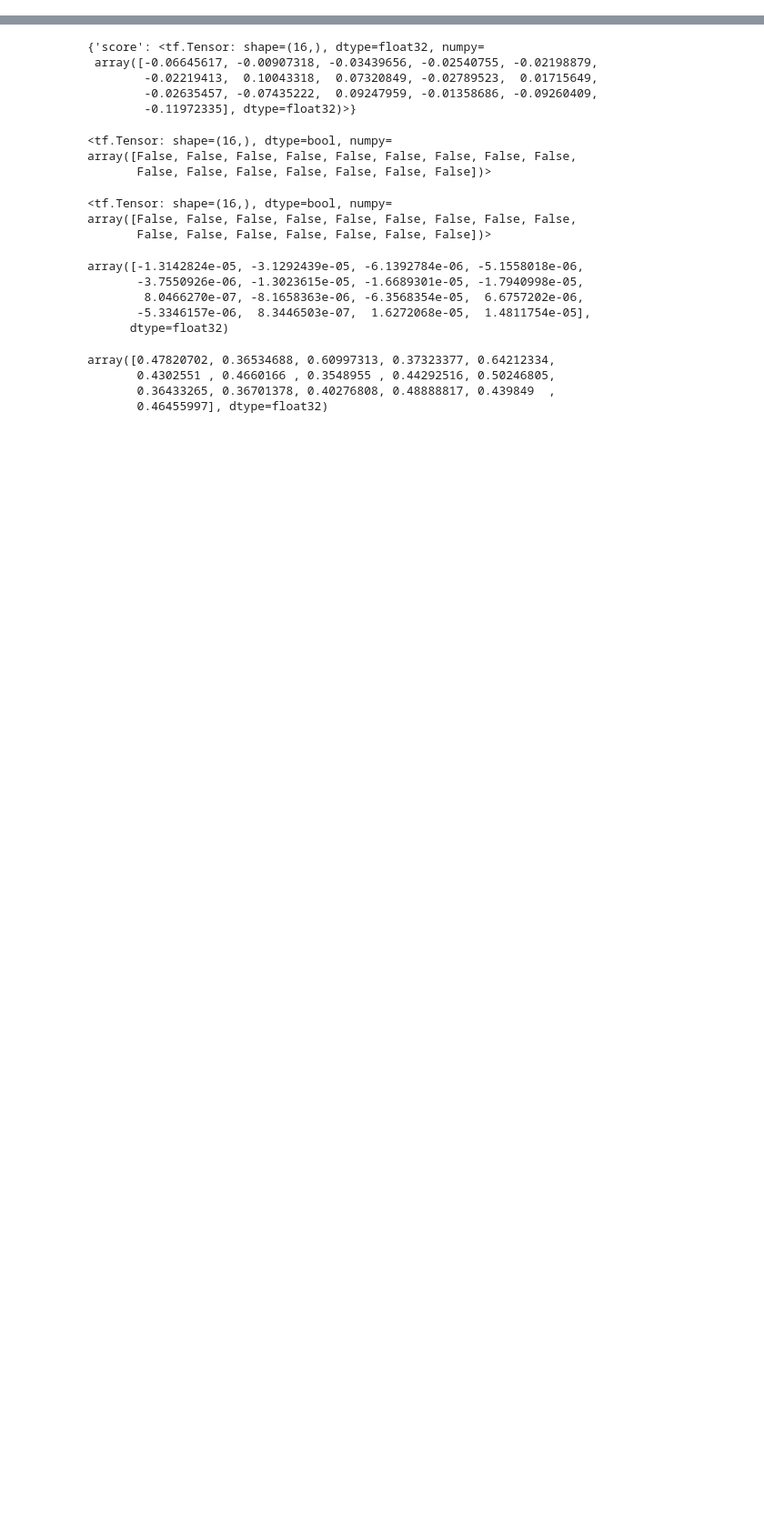
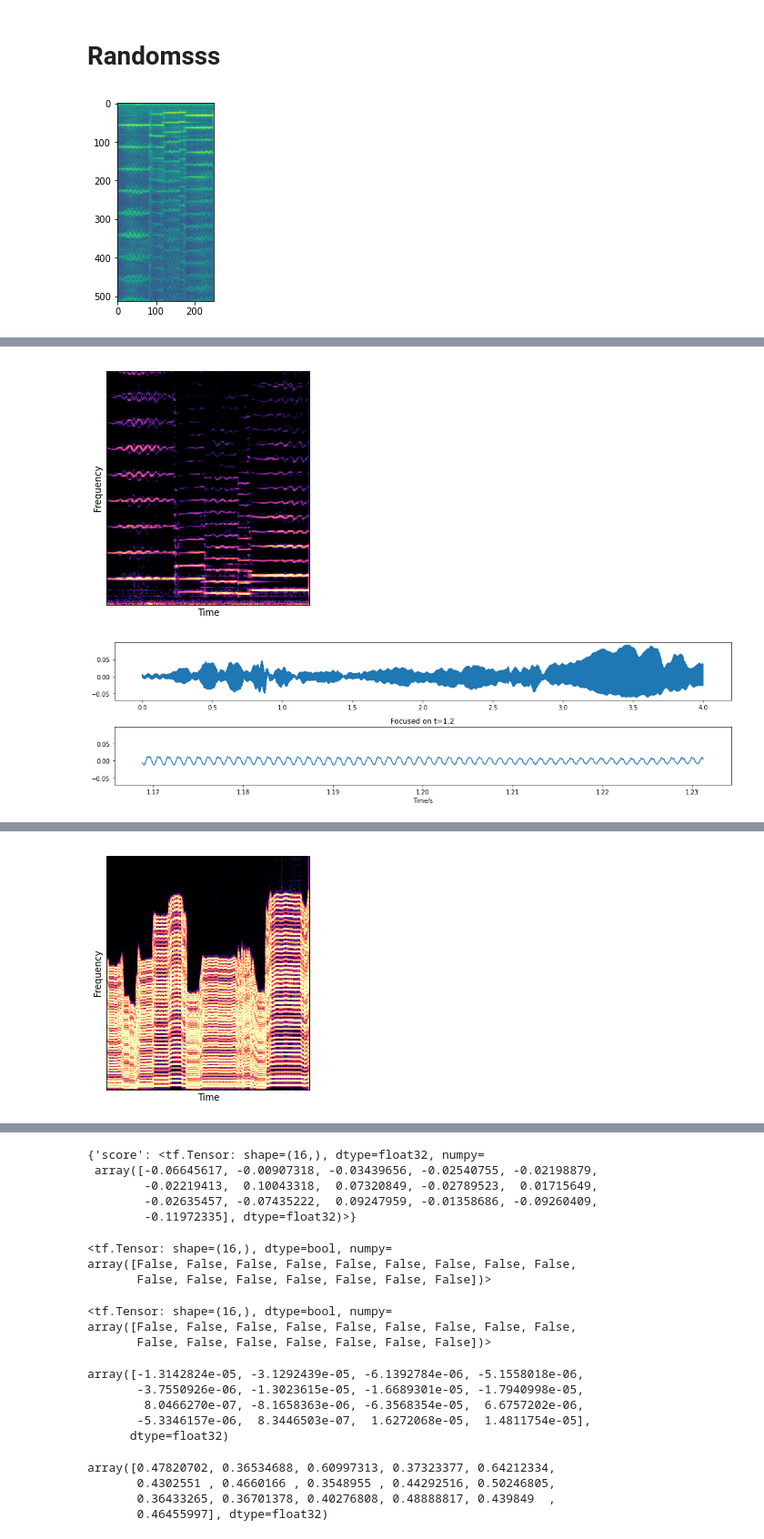
Before and after one commit to nielsrolf/ddsp, a Jupyter notebook: ddsp/colab/experiments/discriminator_debugging.ipynb, the cells around one changed output, grey strips where cells are left out. Shown at 91% size. Drawn from its saved outputs; the diff is of its cells as text; code cells hidden in the pictures; blank space fills up the shorter version.

```diff
--- a/ddsp/colab/experiments/discriminator_debugging.ipynb
+++ b/ddsp/colab/experiments/discriminator_debugging.ipynb
@@ -368,0 +558,2 @@ INFO:tensorflow:Reduce to /job:localhost/replica:0/task:0/device:CPU:0 then broa
+# %% [markdown]
+# Randomsss
@@ -368,0 +562,7 @@ INFO:tensorflow:Reduce to /job:localhost/replica:0/task:0/device:CPU:0 then broa
+# %%
+ex = next(dataset_iter)
+noise = model(ex)
+jupyter_utils.show_audio(noise['audio_synth'][3]
+                         )
+# %% [output]
+[figure, added]
@@ -368,0 +570,2 @@ INFO:tensorflow:Reduce to /job:localhost/replica:0/task:0/device:CPU:0 then broa
+[figure, added]
+[figure, added]
@@ -368,0 +573 @@ INFO:tensorflow:Reduce to /job:localhost/replica:0/task:0/device:CPU:0 then broa
+[figure, added]
```
Also changed, not shown: parts of 22 cells of this notebook.
